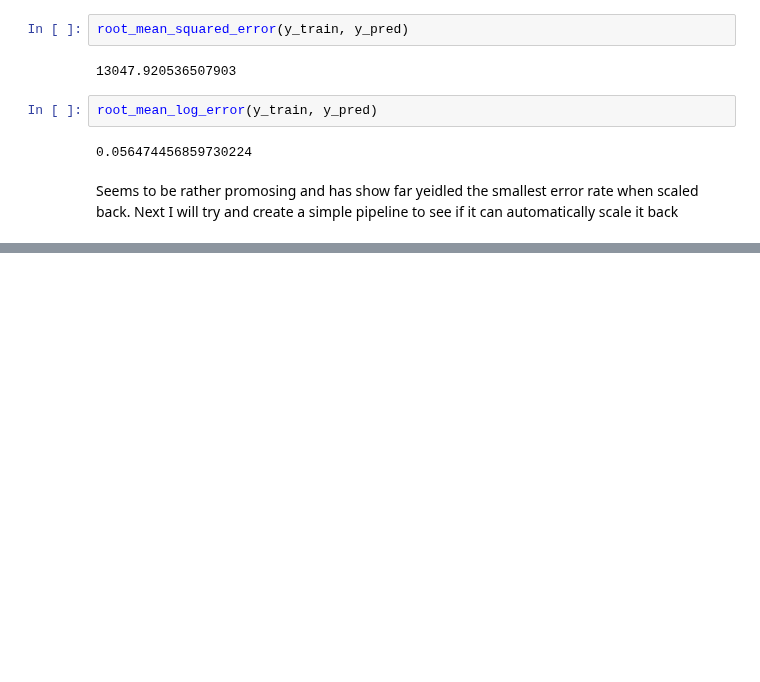
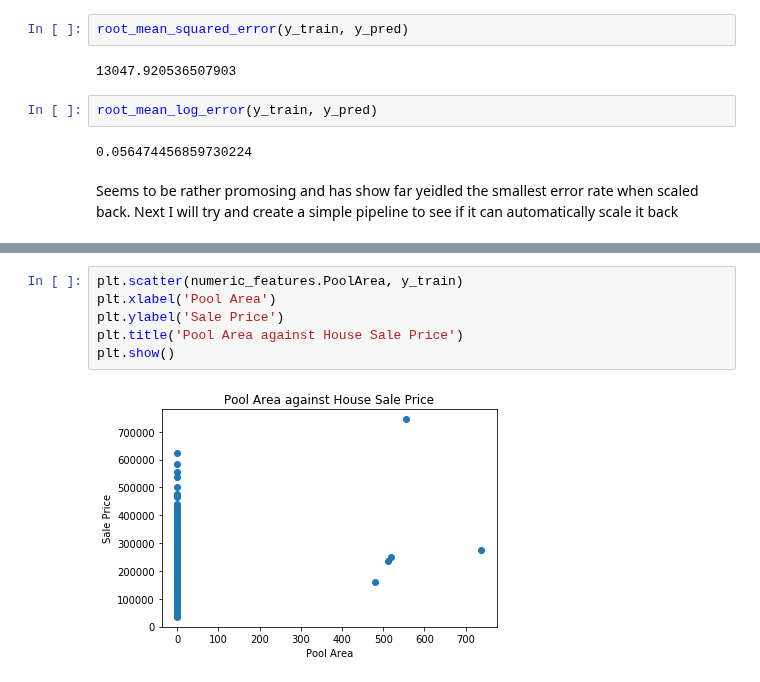
Before and after one commit to Ryan95Z/ml-house-prices, a Jupyter notebook: notebooks/4. Feature Engineering v2.ipynb, the cells around one changed output, grey strips where cells are left out. Cells and saved outputs as stored; diff of their text form; blank space fills up the shorter version.

```diff
--- a/notebooks/4. Feature Engineering v2.ipynb
+++ b/notebooks/4. Feature Engineering v2.ipynb
@@ -274,0 +346,8 @@ Numeric Random Forest Resampled Outliers RMSLE: 0.151963
+# %%
+plt.scatter(numeric_features.PoolArea, y_train)
+plt.xlabel('Pool Area')
+plt.ylabel('Sale Price')
+plt.title('Pool Area against House Sale Price')
+plt.show()
+# %% [output]
+[figure, added]
```
Also changed, not shown: parts of 25 cells of this notebook.
